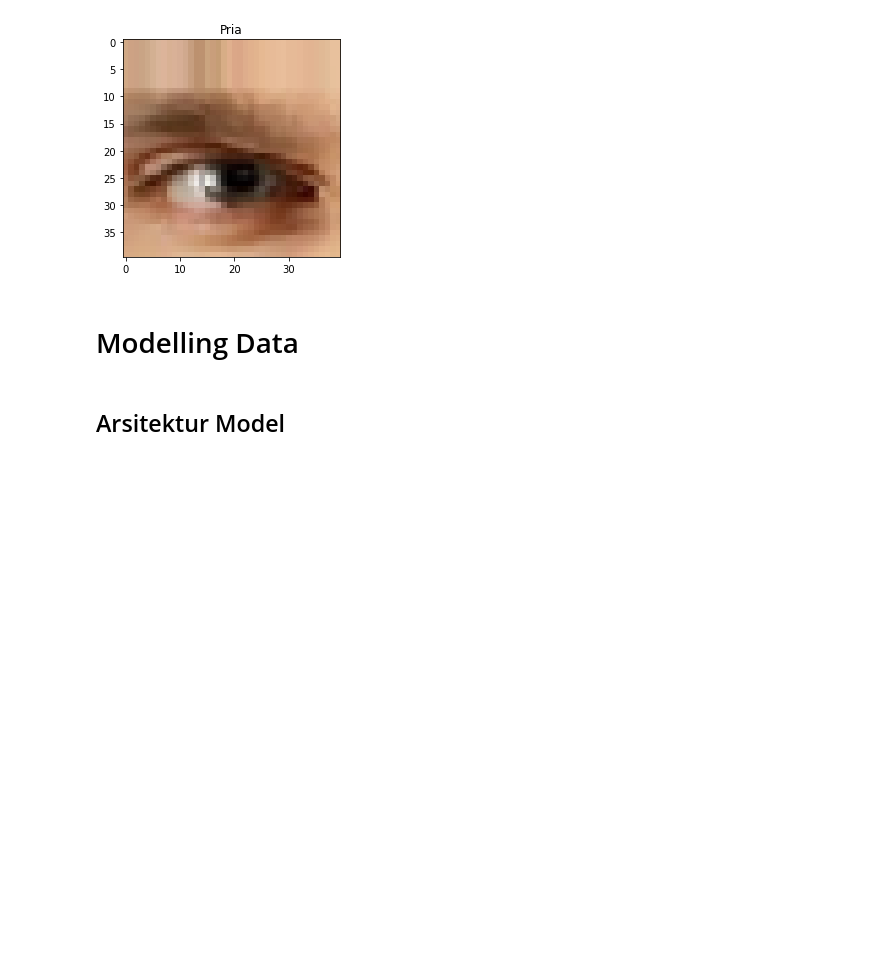
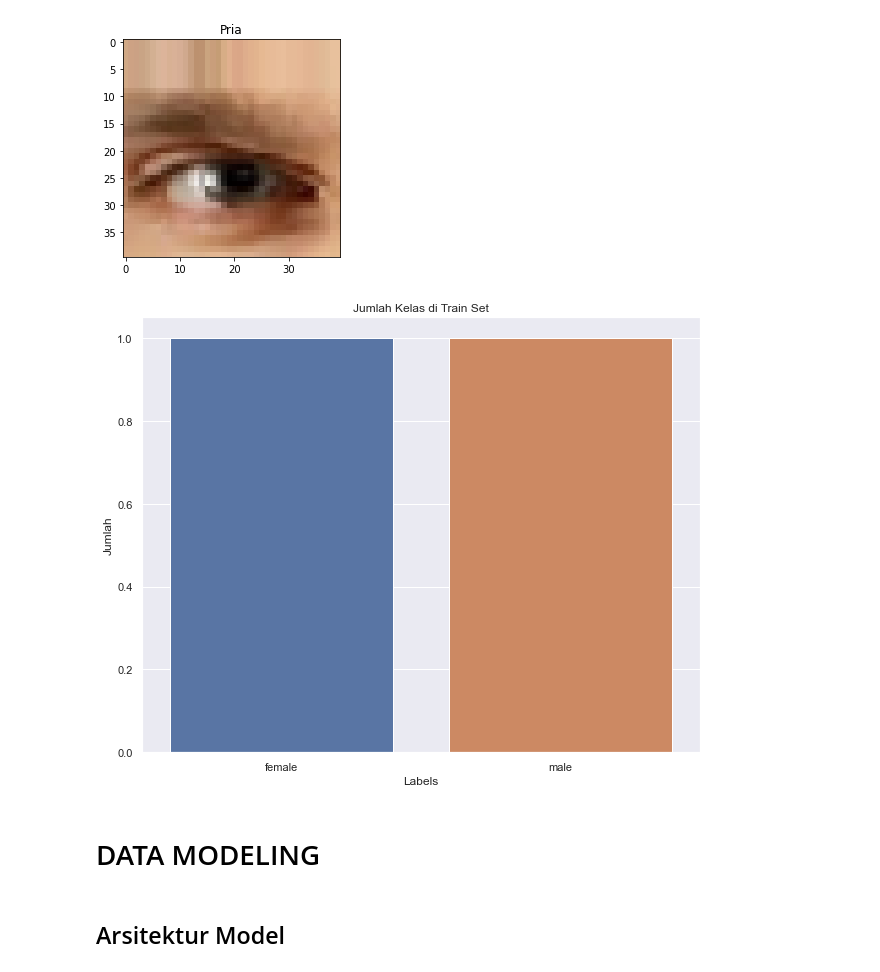
Before and after one commit to Mira16-SL-SL/PA-KB, a Jupyter notebook: PA KB.ipynb, the cells around one changed output. Drawn from its saved outputs; the diff is of its cells as text; code cells hidden in the pictures; blank space fills up the shorter version.

```diff
--- a/PA KB.ipynb
+++ b/PA KB.ipynb
@@ -93,8 +100,21 @@ for _ in range(5):
 [figure]
 (128, 40, 40, 3)
 [figure]
-# %% [markdown]
-# Modelling Data
+# %%
+label_name= ['female','male']
+# %%
+plt.figure(figsize=(10, 8))
+sns.set_theme()
+
+sns.countplot(x=label_name)
+plt.xlabel('Labels')
+plt.ylabel('Jumlah')
+plt.title('Jumlah Kelas di Train Set')
+plt.show()
+# %% [output]
+[figure, added]
+# %% [markdown]
+# DATA MODELING
 # %% [markdown]
 ## Arsitektur Model
 # %%
```
Also changed, not shown: parts of 12 cells of this notebook.
